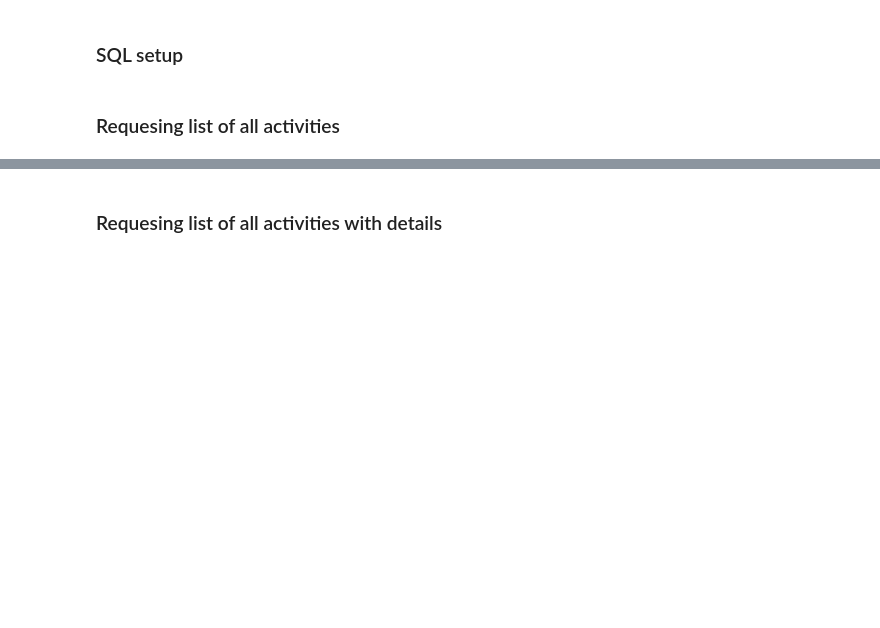
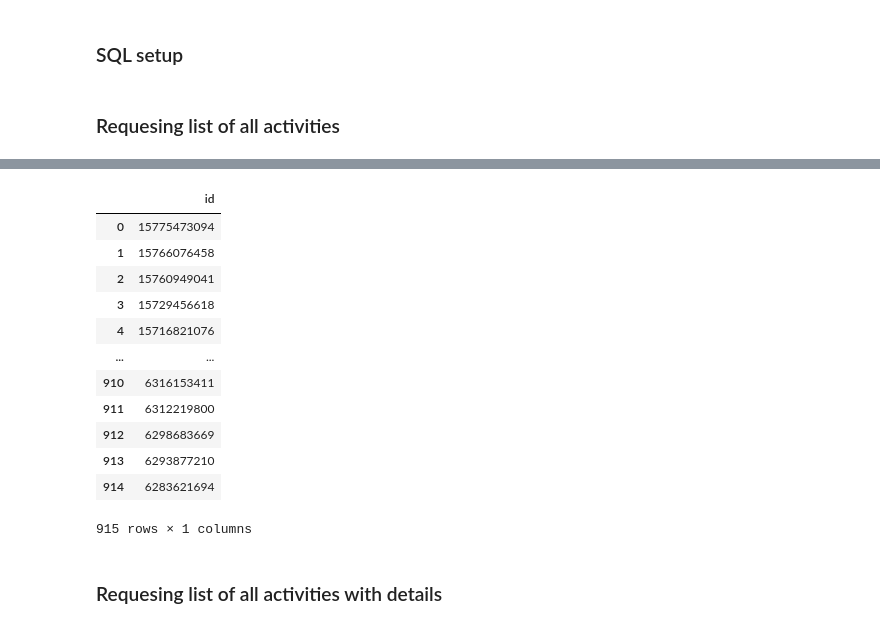
Before and after one commit to lowickib/Strava-Analytics, a Jupyter notebook: 1_API_and_Bronze_Layer.ipynb, the cells around one changed output, grey strips where cells are left out. Saved outputs shown, nothing was run; the diff lists cells and outputs as text; code cells hidden in the pictures; blank space fills up the shorter version.

Commit message:
optimize activities' details download

```diff
--- a/1_API_and_Bronze_Layer.ipynb
+++ b/1_API_and_Bronze_Layer.ipynb
@@ -57,6 +57,10 @@ while True:
     param = {'per_page': 200, 'page': request_page_num}
     # initial request, where we request the first page of activities
     my_dataset = requests.get(activites_url, headers=header, params=param).json()
+
+    if my_dataset.get('message') == 'Rate Limit Exceeded':
+        print('breaking out of while loop because rate limit was exceeded')
+        raise SystemExit("Stop here")
 
     # check the response to make sure it is not empty. If it is empty, that means there is no more data left. So if you have
     # 1000 activities, on the 6th request, where we request page 6, there would be no more data left, so we will break out of the loop
@@ -105,3 +95,0 @@ Morning Run
-# %%
-top_n = 100
-all_activities_df = all_activities_df.iloc[:top_n]
@@ -108 +98,4 @@ all_activities_df = all_activities_df.iloc[:top_n]
+# %%
+activities_id_db_query = "SELECT id FROM bronze.activities_details"
+activities_id_db_df = pd.read_sql(activities_id_db_query, engine)
 # %%
@@ -117,3 +131,22 @@ all_activities_df.head()
+# %%
+missing_rows_df = all_activities_df[~all_activities_df['id'].isin(activities_id_db_df['id'])]
+missing_ids = missing_rows_df['id'].unique()
+missing_ids_df = pd.DataFrame({'id': missing_ids})
+missing_ids_df
+# %% [output]
+|  | id |
+| 0 | 15775473094 |
+| 1 | 15766076458 |
+| 2 | 15760949041 |
+| 3 | 15729456618 |
+| 4 | 15716821076 |
+| ... | ... |
+| 910 | 6316153411 |
+| 911 | 6312219800 |
+| 912 | 6298683669 |
+| 913 | 6293877210 |
+| 914 | 6283621694 |
+915 rows × 1 columns
 # %% [markdown]
 ### Requesing list of all activities with details
 # %%
```
Also changed, not shown: parts of 16 cells of this notebook, 1 other file.
